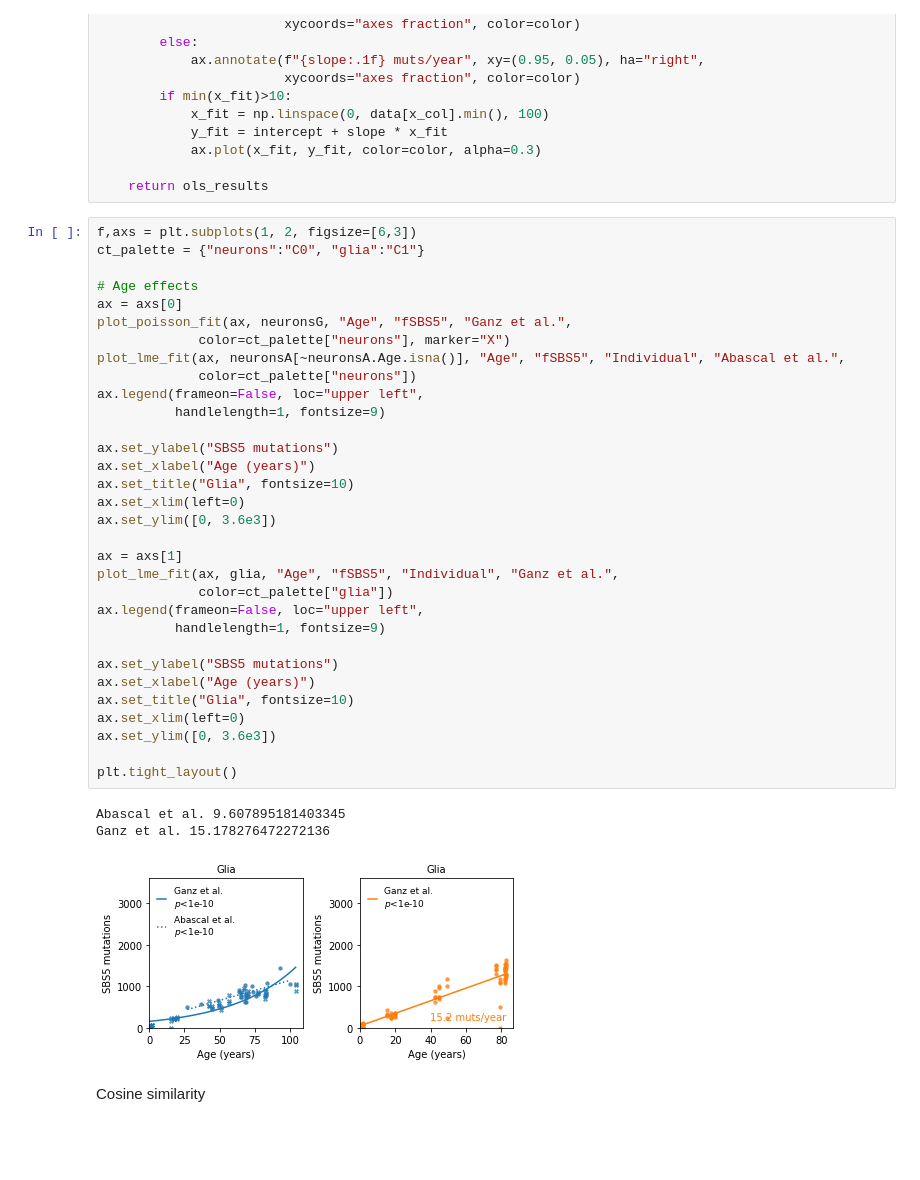
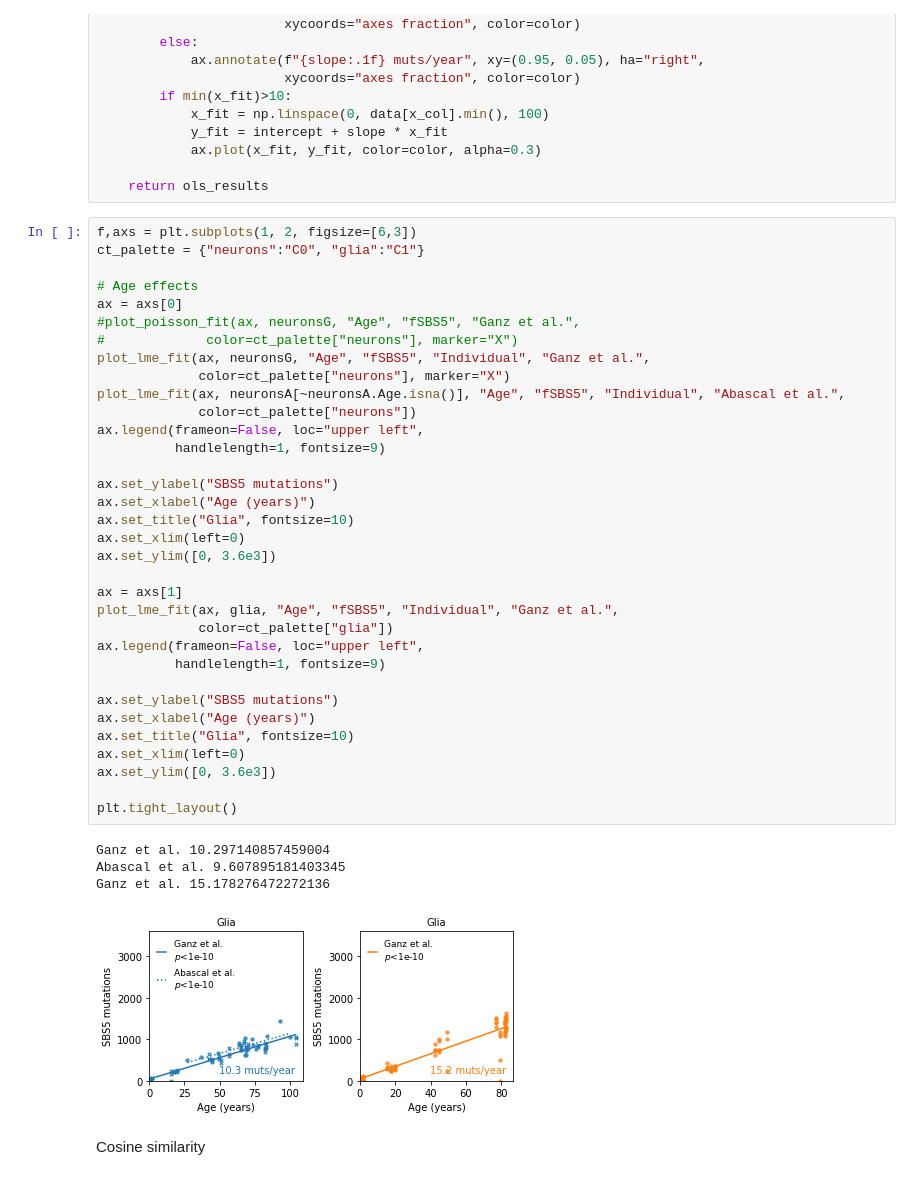
Before and after one commit to n-t-n-el/sbs5, a Jupyter notebook: notebooks/fig1.ipynb, the cells around one changed output. Drawn from its saved outputs; the diff is of its cells as text; blank space fills up the shorter version.

```diff
--- a/notebooks/fig1.ipynb
+++ b/notebooks/fig1.ipynb
@@ -257,36 +257,39 @@ ct_palette = {"neurons":"C0", "glia":"C1"}
 
 # Age effects
 ax = axs[0]
-plot_poisson_fit(ax, neuronsG, "Age", "fSBS5", "Ganz et al.",
+#plot_poisson_fit(ax, neuronsG, "Age", "fSBS5", "Ganz et al.",
+#             color=ct_palette["neurons"], marker="X")
+plot_lme_fit(ax, neuronsG, "Age", "fSBS5", "Individual", "Ganz et al.",
              color=ct_palette["neurons"], marker="X")
 plot_lme_fit(ax, neuronsA[~neuronsA.Age.isna()], "Age", "fSBS5", "Individual", "Abascal et al.",
              color=ct_palette["neurons"])
 ax.legend(frameon=False, loc="upper left",
           handlelength=1, fontsize=9)
 
 ax.set_ylabel("SBS5 mutations")
 ax.set_xlabel("Age (years)")
 ax.set_title("Glia", fontsize=10)
 ax.set_xlim(left=0)
 ax.set_ylim([0, 3.6e3])
 
 ax = axs[1]
 plot_lme_fit(ax, glia, "Age", "fSBS5", "Individual", "Ganz et al.",
              color=ct_palette["glia"])
 ax.legend(frameon=False, loc="upper left",
           handlelength=1, fontsize=9)
 
 ax.set_ylabel("SBS5 mutations")
 ax.set_xlabel("Age (years)")
 ax.set_title("Glia", fontsize=10)
 ax.set_xlim(left=0)
 ax.set_ylim([0, 3.6e3])
 
 plt.tight_layout()
 # %% [output]
+Ganz et al. 10.297140857459004
 Abascal et al. 9.607895181403345
 Ganz et al. 15.178276472272136
-[figure, old version]
+[figure, new version]
 # %% [markdown]
 Cosine similarity
 # %%
```
Also changed, not shown: 47 other files.
